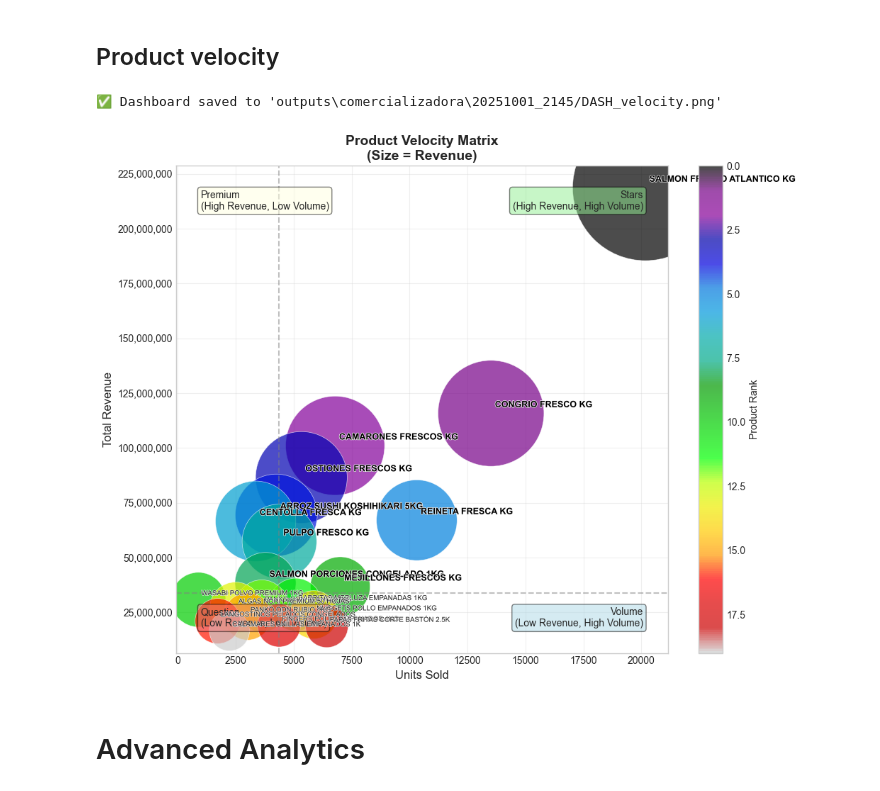
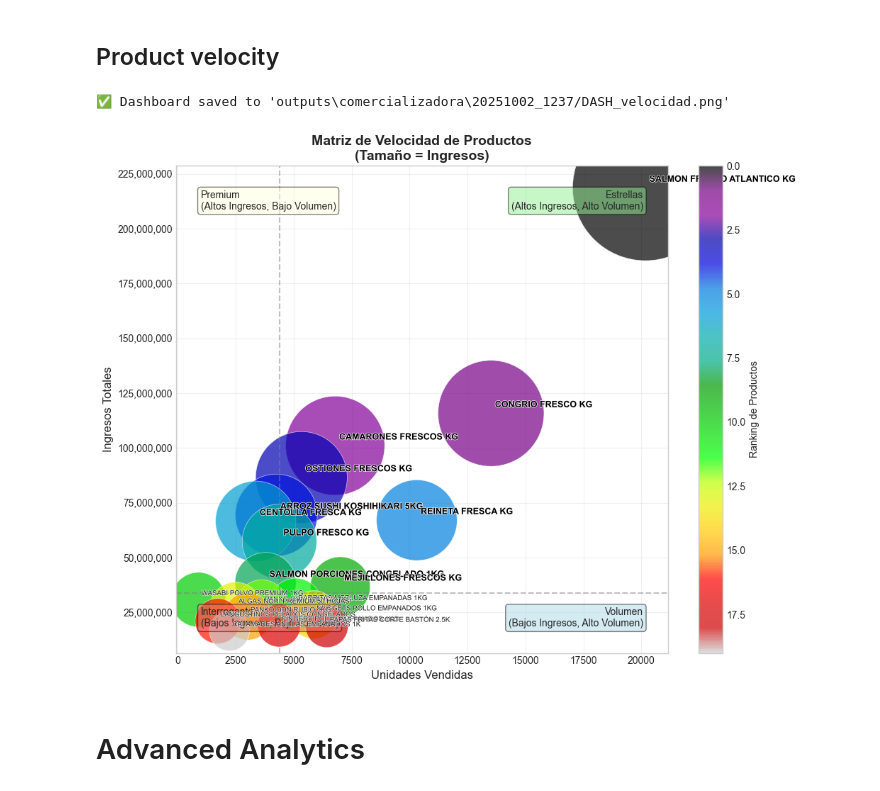
Before and after one commit to Brownbull/khujta_ai_business, a Jupyter notebook: full_note.ipynb, the cells around one changed output. Cells and saved outputs as stored; diff of their text form; code cells hidden in the pictures.

Commit message:
esp eng language added

```diff
--- a/full_note.ipynb
+++ b/full_note.ipynb
@@ -9,21 +9,21 @@ config = {
     'out_dir' : 'outputs',               # Output directory
 
     # Data mapping
-    'date_col': 'fecha',
-    'product_col': 'producto',
-    'description_col': 'glosa',
-    'revenue_col': 'total',
-    'quantity_col': 'cantidad',
-    'transaction_col': 'trans_id',
-    'cost_col': 'costo',
-    'customer_col': 'customer_id',
+    'date_col': 'fecha',                # Required
+    'product_col': 'producto',          # Required
+    'description_col': 'glosa',         # Optional, set to None if not available
+    'revenue_col': 'total',             # Required
+    'quantity_col': 'cantidad',         # Required
+    'transaction_col': 'trans_id',      # Required
+    'cost_col': 'costo',                # Optional, set to None if not available
+    'customer_col': 'customer_id',      # Optional, set to None if not available
 
     # Analysis settings
     'analysis_date': '2025-03-01',      # Or 'current' for today
-    'top_products_threshold': 0.2,
-    'dead_stock_days': 30,
-    'currency_format': 'CLP',
-    'language': 'EN',
+    'top_products_threshold': 0.2,      # Top products threshold (e.g., 0.2 for top 20%)
+    'dead_stock_days': 30,              # Days of inactivity to consider stock as dead
+    'currency_format': 'CLP',           # 'USD', 'EUR', 'CLP', etc.
+    'language': 'ESP',                  # 'ENG' or 'ESP'
 }
 
 save = 1  # True or 1 to save outputs, False or 0 to just print
@@ -50,6 +50,13 @@ Output directory: outputs\comercializadora\20251001_2145
 BusinessAnalyzer initialized for project: comercializadora
 Dashboard initialized for project: comercializadora
 AdvancedAnalytics initialized for project: comercializadora
+# %%
+# Helper function for translated filenames
+from modules.translations import get_filename
+
+def fn(prefix, suffix_key, ext='txt'):
+    """Shorthand for generating translated filenames"""
+    return get_filename(prefix, suffix_key, config['language'], ext)
 # %% [markdown]
 ## 🎯 Quick Summary
 # %%
@@ -115,10 +122,10 @@ print_fig(trend_fig, dashboard.analyzer.out_dir, "DASH_trend.png", save=save)
 ## Product velocity
 # %%
 velocity_fig = product_velocity_matrix(analyzer)
-print_fig(velocity_fig, dashboard.analyzer.out_dir, "DASH_velocity.png", save=save)
+print_fig(velocity_fig, dashboard.analyzer.out_dir, fn('DASH', 'velocity', 'png'), save=save)
 # %% [output]
-✅ Dashboard saved to 'outputs\comercializadora\20251001_2145/DASH_velocity.png'
+✅ Dashboard saved to 'outputs\comercializadora\20251002_1237/DASH_velocidad.png'
-[figure, old version]
+[figure, new version]
 # %% [markdown]
 # Advanced Analytics
 # %% [markdown]
```
Also changed, not shown: parts of 17 cells of this notebook, 14 other files.
